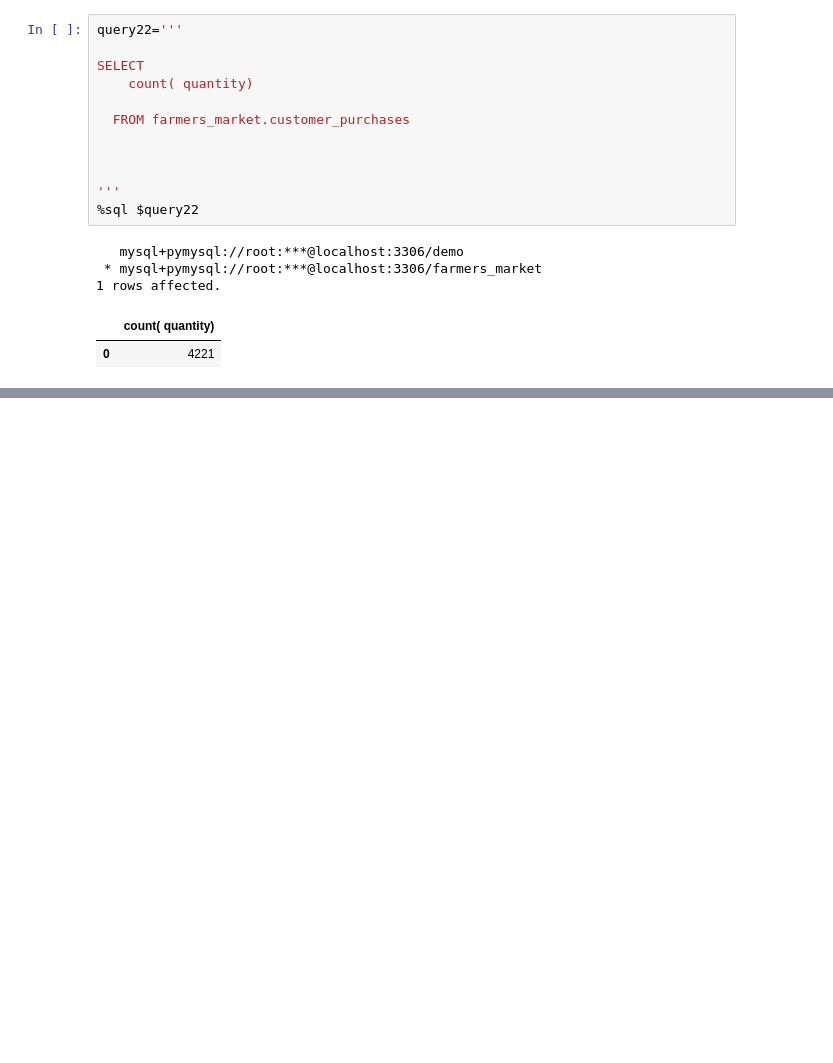
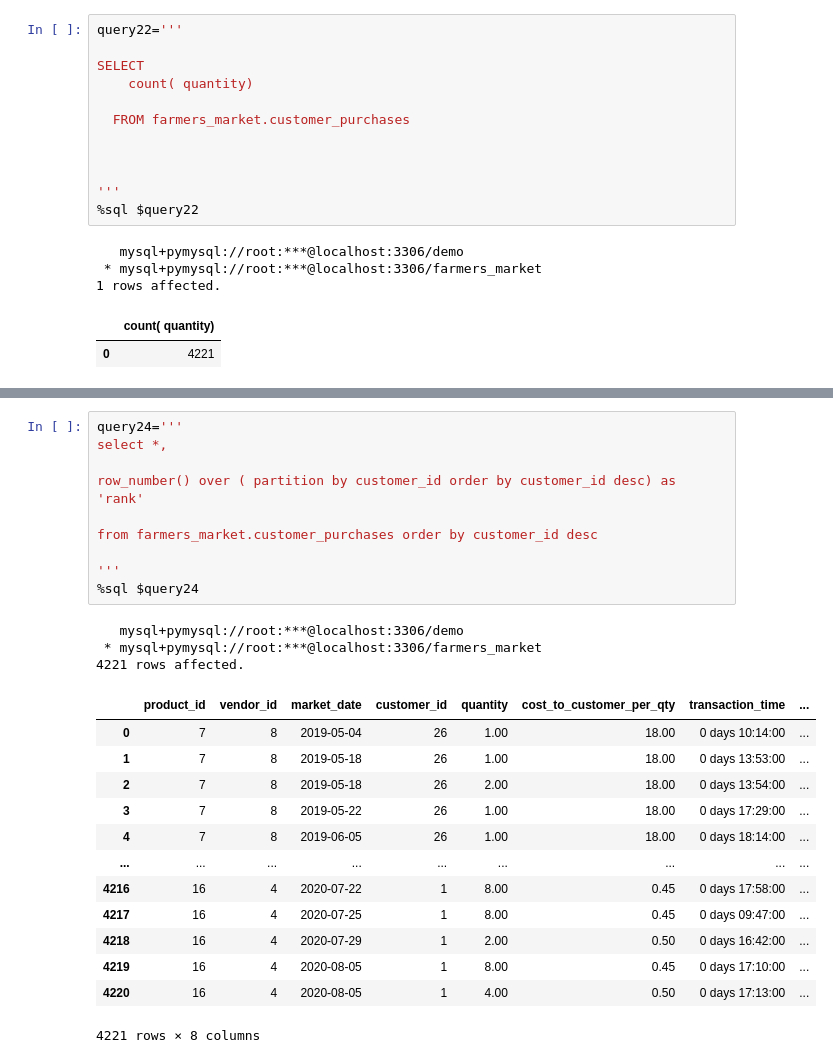
Before and after one commit to KunalNeon/SQL-For-Data-Scientist, a Jupyter notebook: sql.ipynb, the cells around one changed output, grey strips where cells are left out. Cells and saved outputs as stored; diff of their text form; blank space fills up the shorter version.

```diff
--- a/sql.ipynb
+++ b/sql.ipynb
@@ -1219,0 +1264,27 @@ order by market_date
+# %%
+query24='''
+select *,
+
+row_number() over ( partition by customer_id order by customer_id desc) as 'rank'
+
+from farmers_market.customer_purchases order by customer_id desc
+
+'''
+%sql $query24
+# %% [output]
+   mysql+pymysql://root:***@localhost:3306/demo
+ * mysql+pymysql://root:***@localhost:3306/farmers_market
+4221 rows affected.
+|  | product_id | vendor_id | market_date | customer_id | quantity | cost_to_customer_per_qty | transaction_time | ... |
+| 0 | 7 | 8 | 2019-05-04 | 26 | 1.00 | 18.00 | 0 days 10:14:00 | ... |
+| 1 | 7 | 8 | 2019-05-18 | 26 | 1.00 | 18.00 | 0 days 13:53:00 | ... |
+| 2 | 7 | 8 | 2019-05-18 | 26 | 2.00 | 18.00 | 0 days 13:54:00 | ... |
+| 3 | 7 | 8 | 2019-05-22 | 26 | 1.00 | 18.00 | 0 days 17:29:00 | ... |
+| 4 | 7 | 8 | 2019-06-05 | 26 | 1.00 | 18.00 | 0 days 18:14:00 | ... |
+| ... | ... | ... | ... | ... | ... | ... | ... | ... |
+| 4216 | 16 | 4 | 2020-07-22 | 1 | 8.00 | 0.45 | 0 days 17:58:00 | ... |
+| 4217 | 16 | 4 | 2020-07-25 | 1 | 8.00 | 0.45 | 0 days 09:47:00 | ... |
+| 4218 | 16 | 4 | 2020-07-29 | 1 | 2.00 | 0.50 | 0 days 16:42:00 | ... |
+| 4219 | 16 | 4 | 2020-08-05 | 1 | 8.00 | 0.45 | 0 days 17:10:00 | ... |
+| 4220 | 16 | 4 | 2020-08-05 | 1 | 4.00 | 0.50 | 0 days 17:13:00 | ... |
+4221 rows × 8 columns
```
Also changed, not shown: parts of 5 cells of this notebook.
